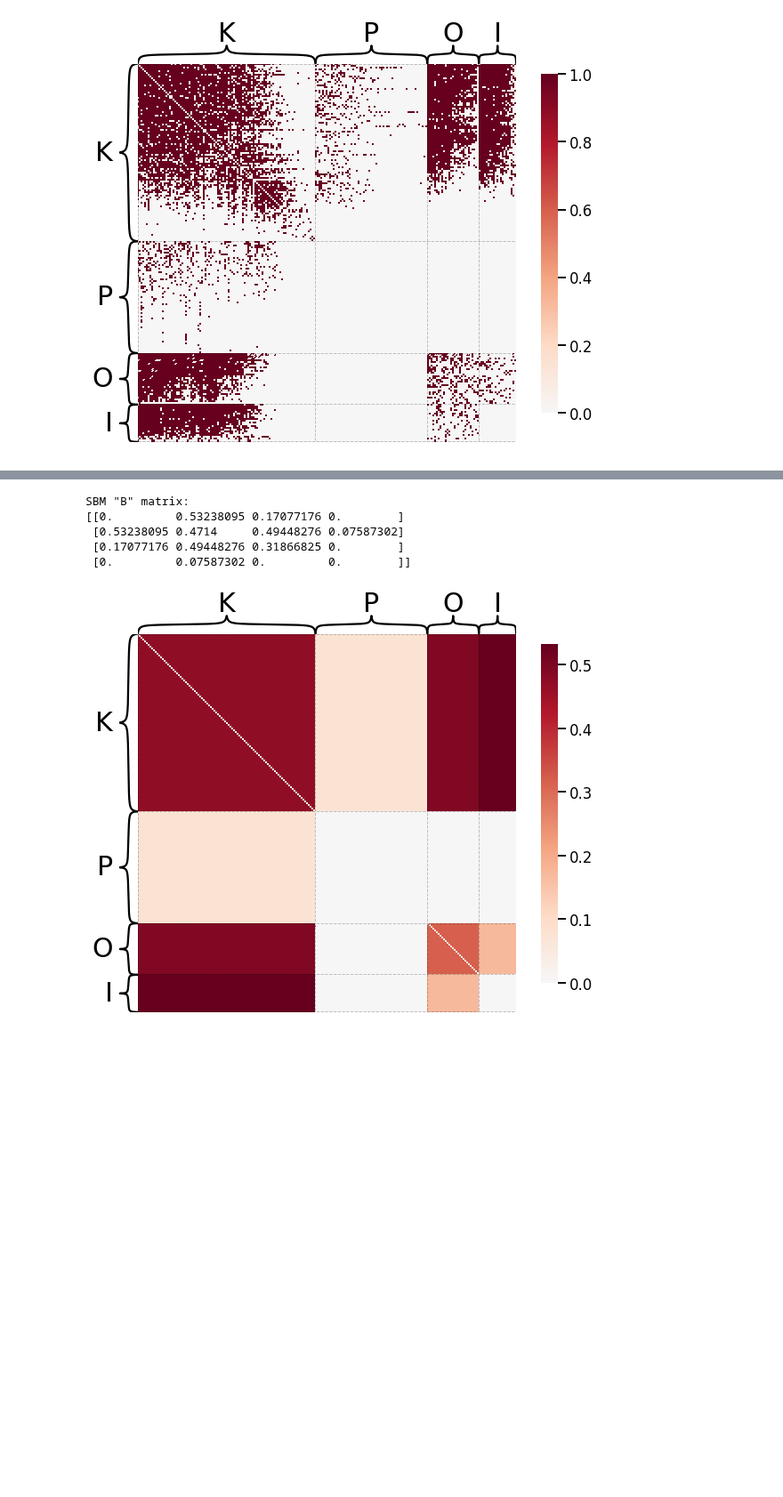
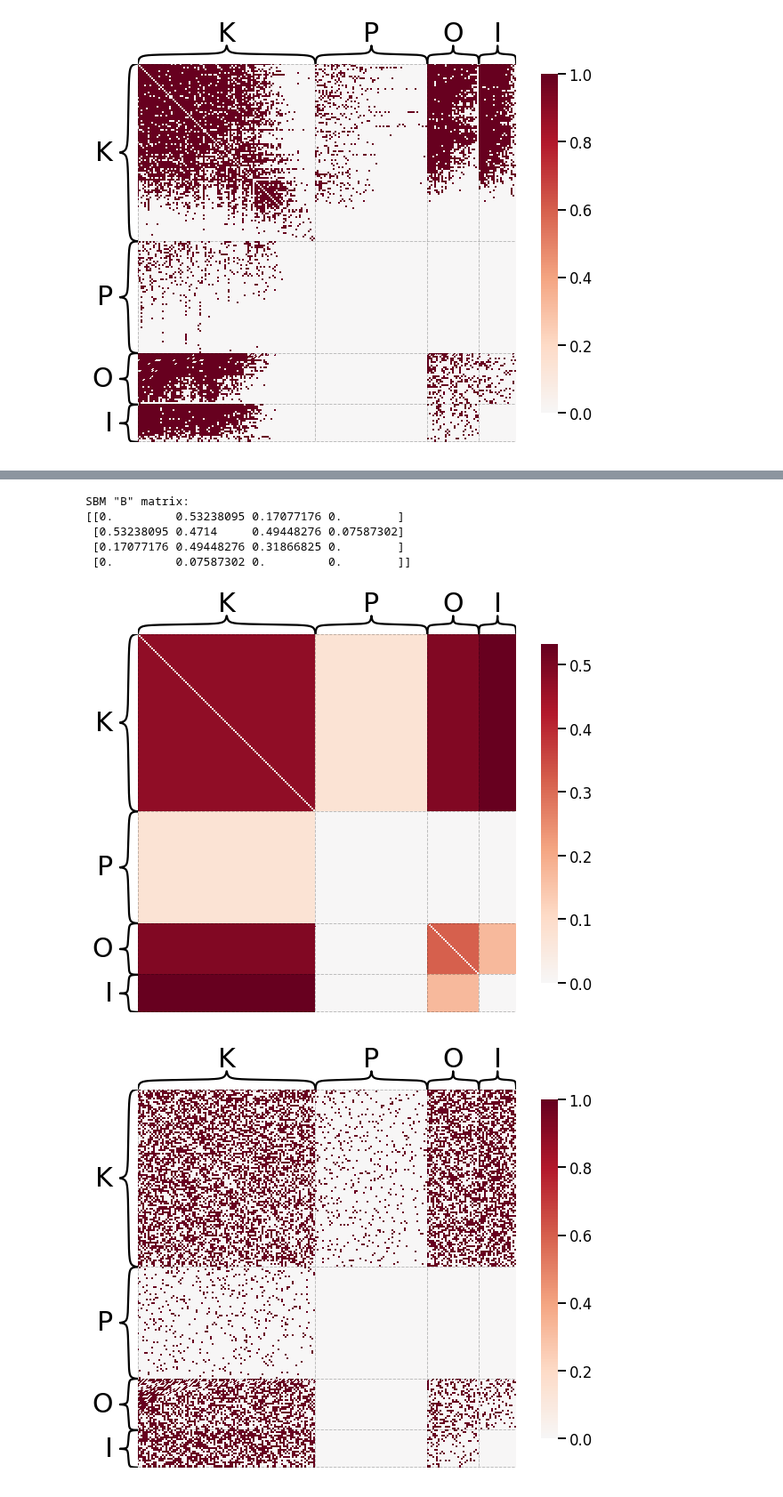
Before and after one commit to zeou1/graspy, a Jupyter notebook: docs/tutorials/models/models.ipynb, the cells around one changed output, grey strips where cells are left out. Shown at 89% size. Cells and saved outputs as stored; diff of their text form; code cells hidden in the pictures; blank space fills up the shorter version.

```diff
--- a/docs/tutorials/models/models.ipynb
+++ b/docs/tutorials/models/models.ipynb
@@ -62,14 +96,16 @@ ER "p" parameter: 11250.0
 # %%
 from graspy.models import SBEstimator
 sbe = SBEstimator(directed=True,loops=False)
 sbe.fit(adj, y=labels)
 print("SBM \"B\" matrix:")
 print(sbe.block_p_)
-heatmap(sbe.p_mat_, inner_hier_labels=labels,);
+heatmap(sbe.p_mat_, inner_hier_labels=labels,)
+heatmap(sbe.sample()[0], inner_hier_labels=labels,);
 # %% [output]
 SBM "B" matrix:
 [[0.         0.53238095 0.17077176 0.        ]
  [0.53238095 0.4714     0.49448276 0.07587302]
  [0.17077176 0.49448276 0.31866825 0.        ]
  [0.         0.07587302 0.         0.        ]]
 [figure]
+[figure, added]
```
Also changed, not shown: parts of 16 cells of this notebook, 1 other file.
